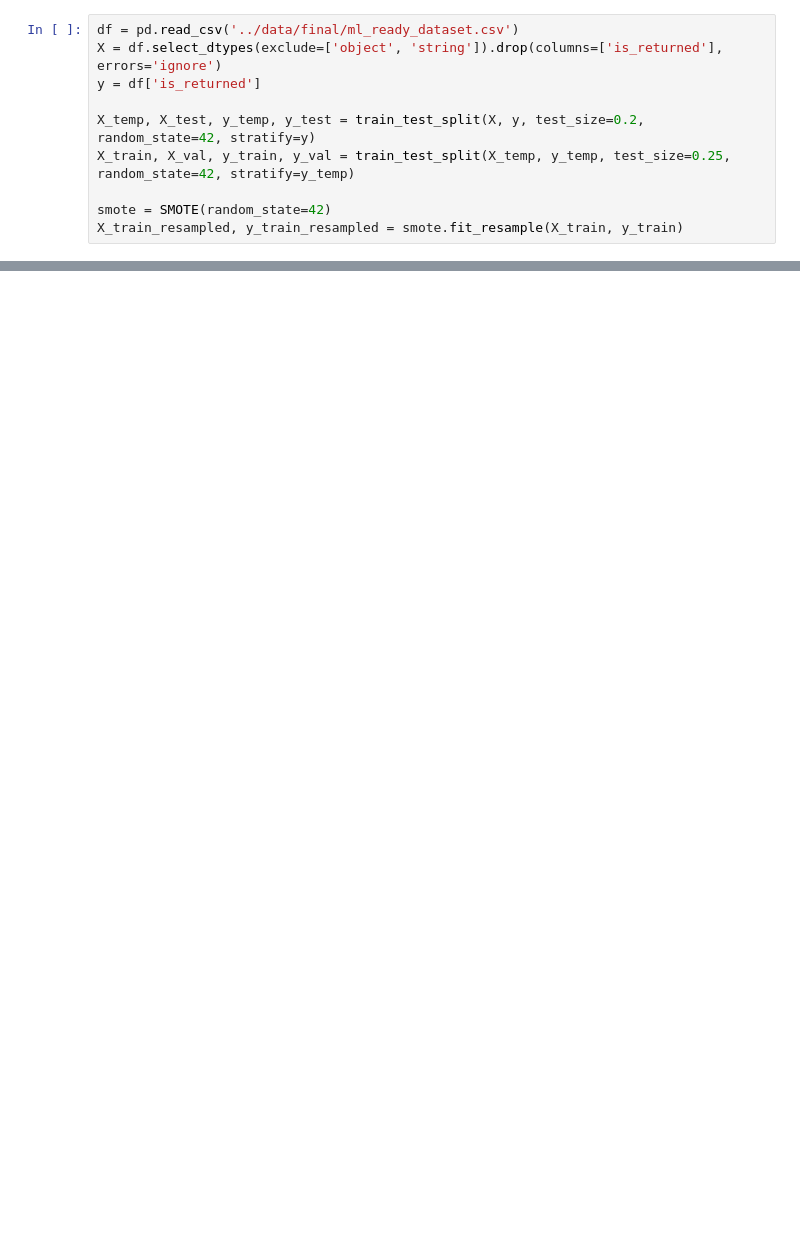
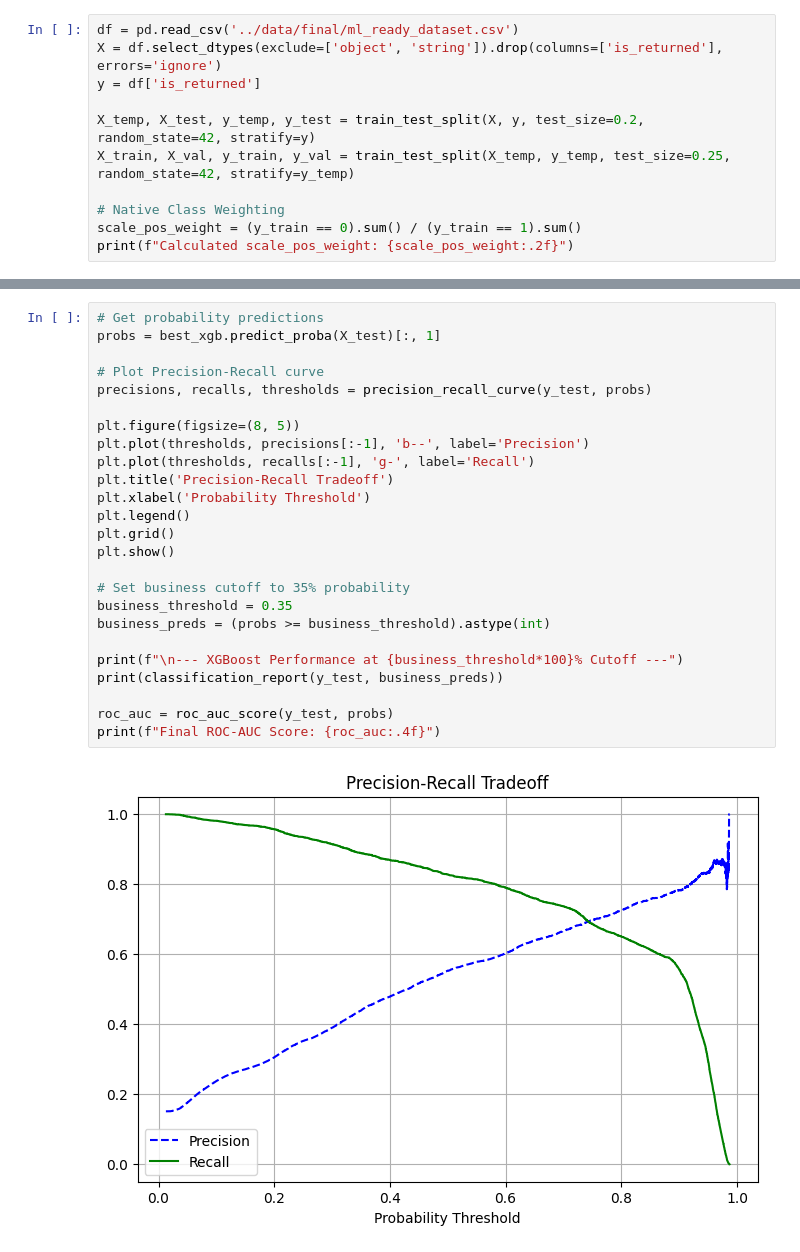
Before and after one commit to Ash469/smart-return-risk-analytics, a Jupyter notebook: models/04_xgboost.ipynb, the cells around one changed output, grey strips where cells are left out. Cells and saved outputs as stored; diff of their text form; blank space fills up the shorter version.

```diff
--- a/models/04_xgboost.ipynb
+++ b/models/04_xgboost.ipynb
@@ -25,5 +26,6 @@ y = df['is_returned']
 X_temp, X_test, y_temp, y_test = train_test_split(X, y, test_size=0.2, random_state=42, stratify=y)
 X_train, X_val, y_train, y_val = train_test_split(X_temp, y_temp, test_size=0.25, random_state=42, stratify=y_temp)
 
-smote = SMOTE(random_state=42)
-X_train_resampled, y_train_resampled = smote.fit_resample(X_train, y_train)
+# Native Class Weighting
+scale_pos_weight = (y_train == 0).sum() / (y_train == 1).sum()
+print(f"Calculated scale_pos_weight: {scale_pos_weight:.2f}")
@@ -185,0 +98,27 @@ plt.show()
+# %%
+# Get probability predictions
+probs = best_xgb.predict_proba(X_test)[:, 1]
+
+# Plot Precision-Recall curve
+precisions, recalls, thresholds = precision_recall_curve(y_test, probs)
+
+plt.figure(figsize=(8, 5))
+plt.plot(thresholds, precisions[:-1], 'b--', label='Precision')
+plt.plot(thresholds, recalls[:-1], 'g-', label='Recall')
+plt.title('Precision-Recall Tradeoff')
+plt.xlabel('Probability Threshold')
+plt.legend()
+plt.grid()
+plt.show()
+
+# Set business cutoff to 35% probability
+business_threshold = 0.35
+business_preds = (probs >= business_threshold).astype(int)
+
+print(f"\n--- XGBoost Performance at {business_threshold*100}% Cutoff ---")
+print(classification_report(y_test, business_preds))
+
+roc_auc = roc_auc_score(y_test, probs)
+print(f"Final ROC-AUC Score: {roc_auc:.4f}")
+# %% [output]
+[figure, added]
```
Also changed, not shown: parts of 29 cells of this notebook, 13 other files.
